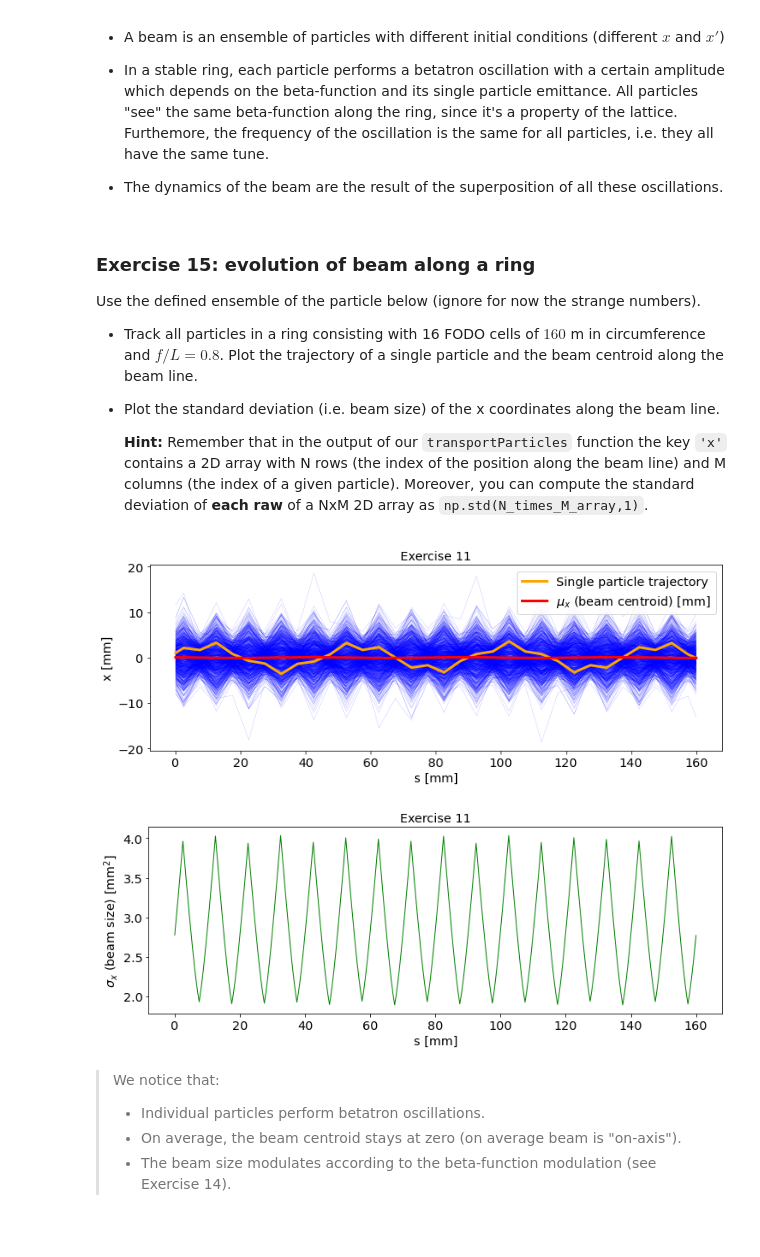
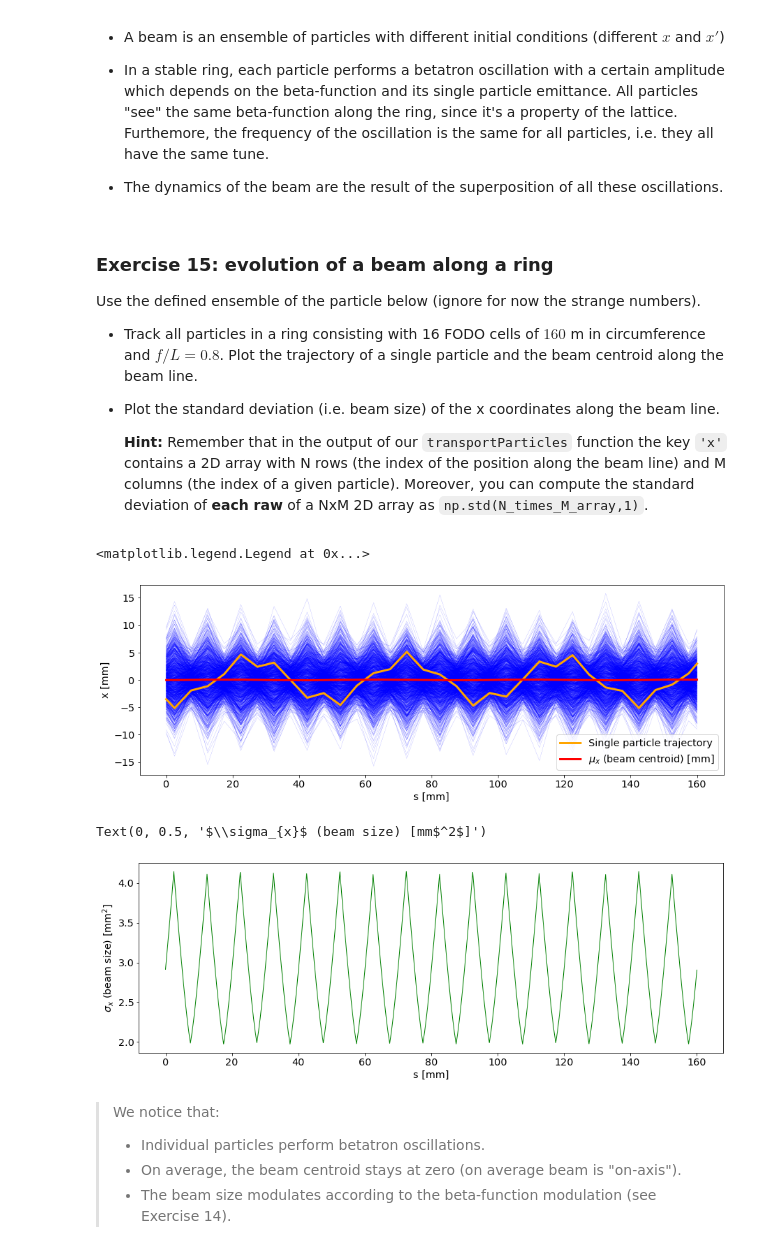
Before and after one commit to tprebiba/accelerators-teaching, a Jupyter notebook: 01_AUTH-2024_Accelerator_Physics/04_Multi_Particle_Tracking_SOLUTIONS.ipynb, the cells around one changed output. Drawn from its saved outputs; the diff is of its cells as text; code cells hidden in the pictures.

```diff
--- a/01_AUTH-2024_Accelerator_Physics/04_Multi_Particle_Tracking_SOLUTIONS.ipynb
+++ b/01_AUTH-2024_Accelerator_Physics/04_Multi_Particle_Tracking_SOLUTIONS.ipynb
@@ -27,7 +27,7 @@ plt.rcParams.update(params)
 
 - The dynamics of the beam are the result of the superposition of all these oscillations.
 # %% [markdown]
-### Exercise 15: evolution of beam along a ring
+### Exercise 15: evolution of a beam along a ring
 
 Use the defined ensemble of the particle below (ignore for now the strange numbers).
 
@@ -38,13 +38,13 @@ Use the defined ensemble of the particle below (ignore for now the strange numbe
     **Hint:** Remember that in the output of our `transportParticles` function the key `'x'` contains a 2D array with N rows (the index of the position along the beam line) and M columns (the index of a given particle). Moreover, you can compute the standard deviation of **each raw** of a NxM 2D array as `np.std(N_times_M_array,1)`.
 # %%
 # Initializing the beam
-N = 1000
+N = 1500
 X_0 = np.array([np.random.normal(0,1,N),
                 np.random.normal(0,1,N)])
 x0 = 0
 xp0 = 0
-sigx = np.sqrt(1e-6*8.2466)
-sigxp = np.sqrt(1e-6/8.2466)
+sigx = np.sqrt(1e-6*8.24659992)
+sigxp = np.sqrt(1e-6/8.24659992)
 X_0[0,:] = sigx*X_0[0,:]+x0
-X_0[1,:] = sigxp*X_0[1,:]+xp0-(-1.2810)/8.2466*X_0[0,:]
+X_0[1,:] = sigxp*X_0[1,:]+xp0-(-1.28102523)/8.24659992*X_0[0,:]
 # %%
@@ -61,33 +61,26 @@ myRing = basic_cell*16
 # Track
 transported_particles = transportParticles(X_0, myRing)
 # %%
-# code here your solution..
+# code your solution here...
 
-plt.figure(figsize=(12, 4))
 plt.plot(transported_particles['s'], transported_particles['x']*1e3, c='blue', linewidth=0.1)
-
 plt.plot(transported_particles['s'], transported_particles['x'][:,0]*1e3, linewidth=3, color='orange', label='Single particle trajectory')
-
 plt.plot(transported_particles['s'], np.mean(transported_particles['x']*1e3,1), c='red', linewidth=3, label=r'$\mu_{x}$ (beam centroid) [mm]')
-
 plt.xlabel('s [mm]')
 plt.ylabel('x [mm]')
 plt.legend()
-plt.title('Exercise 11')
-plt.show()
 # %% [output]
+<matplotlib.legend.Legend at 0x...>
-[figure, old version]
+[figure, new version]
 # %%
-# code here your solution..
+# code your solution here...
 
-plt.figure(figsize=(12, 4))
 plt.plot(transported_particles['s'], np.std(transported_particles['x']*1e3,1), c='green', linewidth=1)
 plt.xlabel('s [mm]')
 plt.ylabel('$\sigma_{x}$ (beam size) [mm$^2$]')
-plt.title('Exercise 11')
-plt.show()
 # %% [output]
+Text(0, 0.5, '$\\sigma_{x}$ (beam size) [mm$^2$]')
-[figure, old version]
+[figure, new version]
 # %% [markdown]
 > We notice that:
 >    - Individual particles perform betatron oscillations.
```
Also changed, not shown: parts of 15 cells of this notebook.
